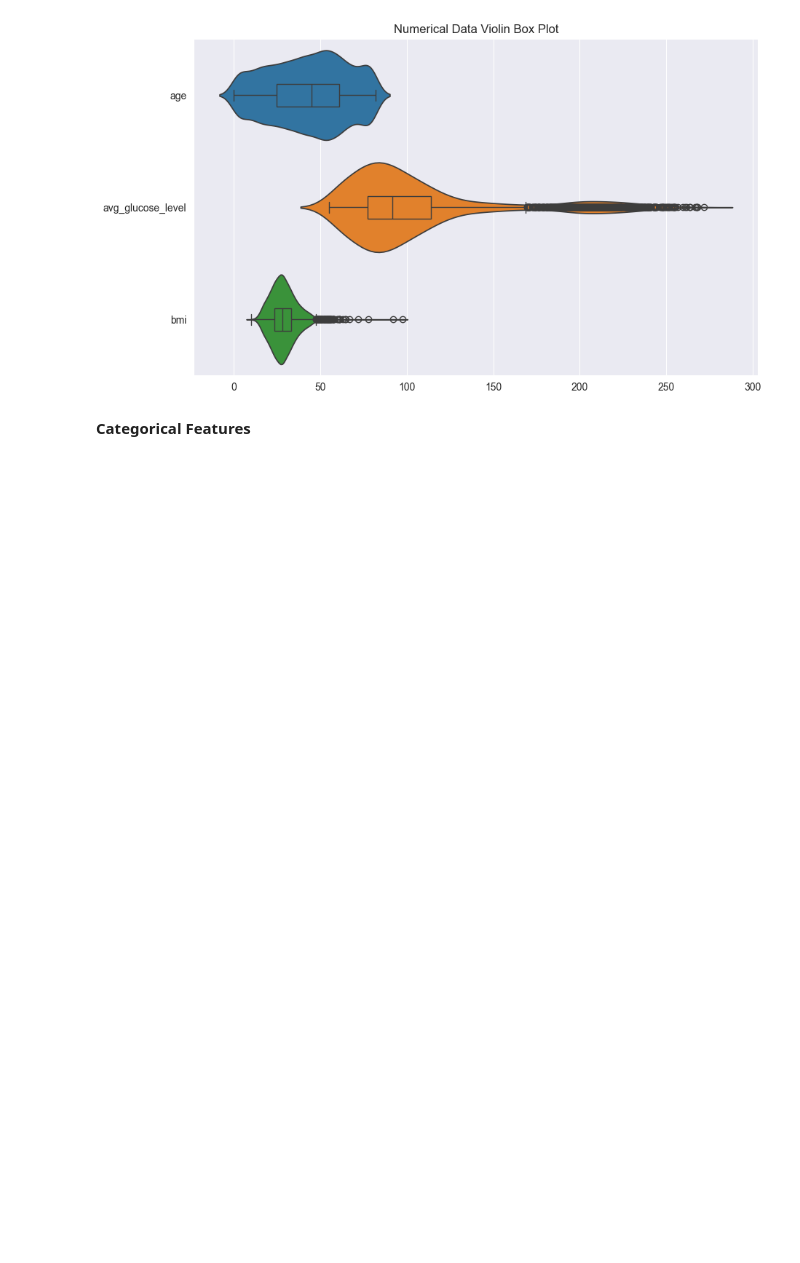
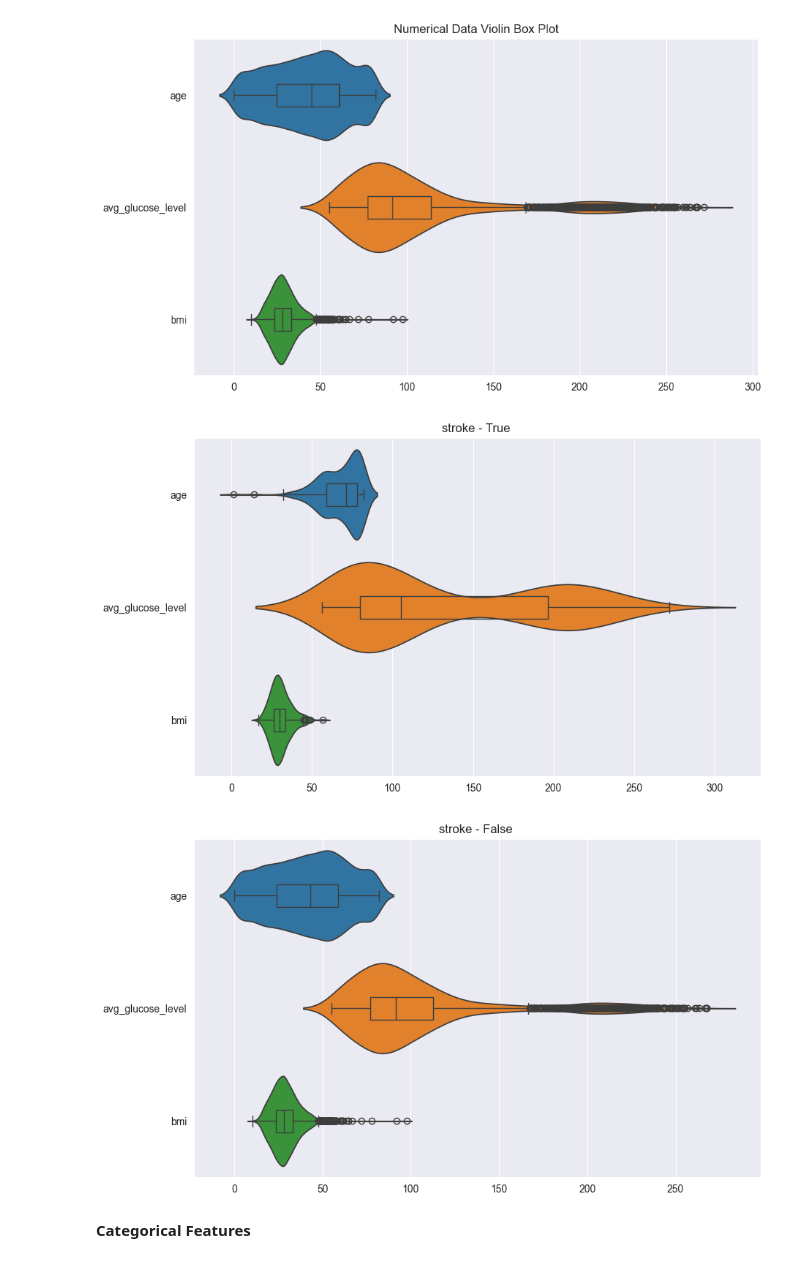
Before and after one commit to CelineChiLamNg/healthcare-stroke-prediction, a Jupyter notebook: stroke_prediction.ipynb, the cells around one changed output. Cells and saved outputs as stored; diff of their text form; code cells hidden in the pictures; blank space fills up the shorter version.

```diff
--- a/stroke_prediction.ipynb
+++ b/stroke_prediction.ipynb
@@ -361,6 +372,14 @@ violin_boxplot(data=data, columns=numerical_columns, title='Numerical Data '
                                                            'Violin Box Plot')
 # %% [output]
 [figure]
+# %%
+violin_boxplot(data=stroke_data[stroke_data.stroke == 1],
+               columns=numerical_columns, title='stroke - True ')
+violin_boxplot(data=stroke_data[stroke_data.stroke == 0],
+               columns=numerical_columns, title='stroke - False ')
+# %% [output]
+[figure, added]
+[figure, added]
 # %% [markdown]
 **Categorical Features**
 # %% [markdown]
```
Also changed, not shown: parts of 26 cells of this notebook.
